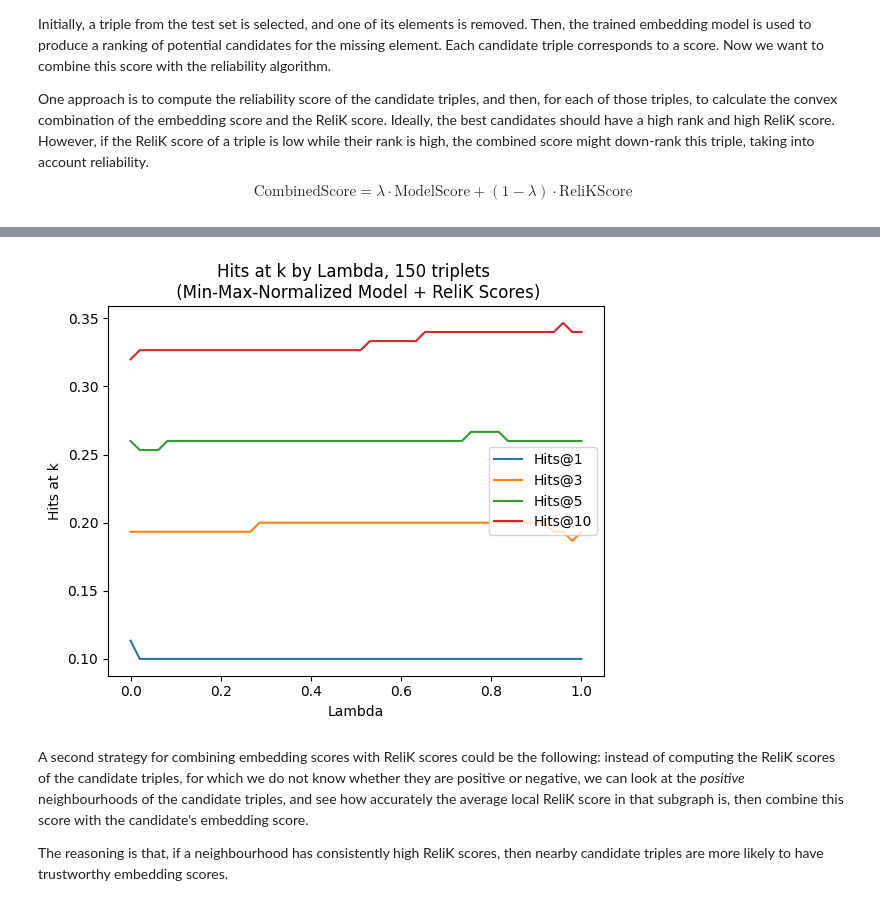
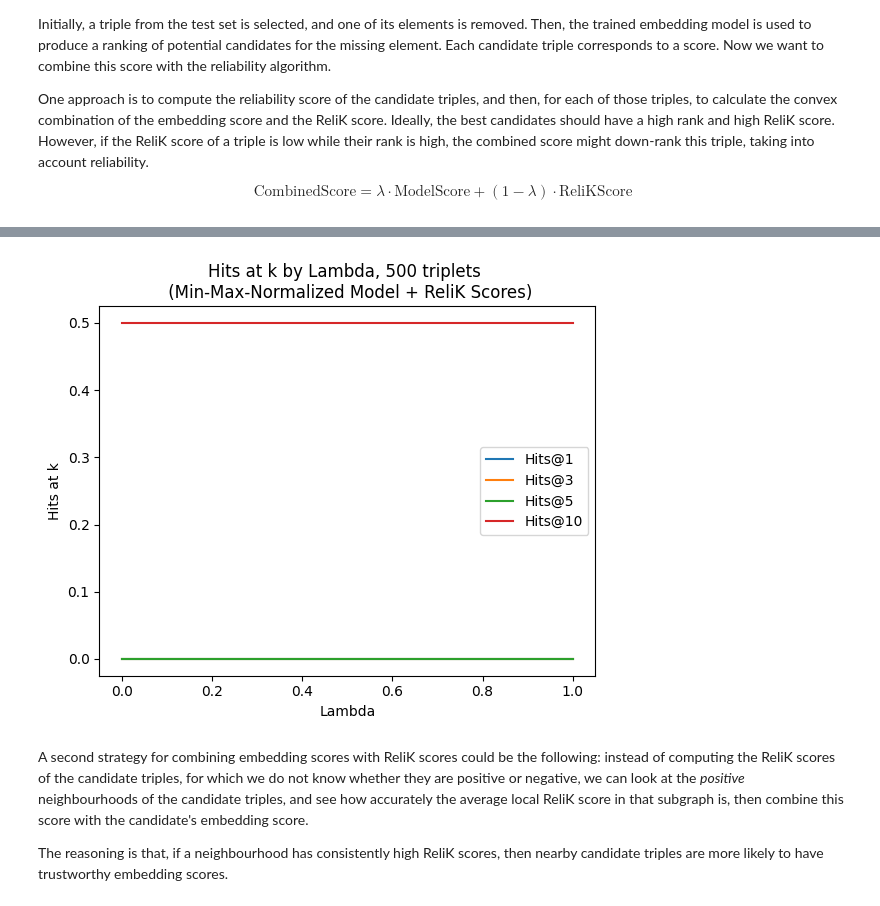
Before and after one commit to gmaurer08/gma-project, a Jupyter notebook: main.ipynb, the cells around one changed output, grey strips where cells are left out. Cells and saved outputs as stored; diff of their text form; code cells hidden in the pictures.

```diff
--- a/main.ipynb
+++ b/main.ipynb
@@ -125,7 +125,7 @@ posix_backup = pathlib.PosixPath
 pathlib.PosixPath = pathlib.WindowsPath
 
 #  Load the training triples
-train_tf = TriplesFactory.from_path_binary('TransE/training_triples')
+train_tf = TriplesFactory.from_path_binary('RotatE/training_triples')  # 'TransE/training_triples'  OR  'RotatE/training_triples'
 
 # Compute number of entities and relations
 E = len(train_tf.entity_id_to_label.keys())
@@ -227,8 +227,8 @@ from functions import *
 # %%
 # Parameters
 num_candidates = 50 # number of candidates to consider
-num_samples = 10000 # k in the ReliK algorithm
-num_triples = 150 # can be len(test_triples) or less
+num_samples = 5000 # k in the ReliK algorithm
+num_triples = 500 # can be len(test_triples) or less
 
 # Initialize results dictionaries
 predictions_results = dict()
@@ -250,7 +250,7 @@ for triple in tqdm(test_triples[:num_triples]):
     # Save results
     predictions_results[(head, relation)] = {'prediction': prediction, 'true_tail': int(triple[2])}
 
-file_path = 'results/TransE5/'
+file_path = 'results/RotatE/'
 pickle.dump(predictions_results, open(file_path + 'predictions.pkl', 'wb'))
 # %%
 predictions_results
@@ -257,9 +275,9 @@ predictions_results
 # %%
-predictions_results = pickle.load(open('results/TransE5/predictions.pkl', 'rb'))
+predictions_results = pickle.load(open('results/RotatE/predictions.pkl', 'rb'))
 #predictions_results
 # %%
 # Number of triples
-num_triples = 150
+num_triples = 2
 
 # Define a set of lambdas
 lambdas = np.linspace(0, 1, 50)
@@ -288,7 +306,7 @@ for lambda_ in lambdas:
         predictions, true_tail = triple[1]['prediction'], triple[1]['true_tail']
 
         # Combine model scores with a convex combination
-        result = evaluate_combined_scores(predictions, true_tail, lambda_)
+        result = evaluate_combined_scores(predictions, true_tail, lambda_, filter=False)
 
         # Add the hit at k 0/1
         hit_at_1[i] = result['hit_at_1']
@@ -333,28 +351,28 @@ hits_at_k_df.head(10)
 # %%
 # Plot hits @ k by Lambda
 sorted_lambdas_1 = hits_at_1.keys()
 sorted_hits_at_1 = [hits_at_1[lambda_] for lambda_ in sorted_lambdas_1]
 
 sorted_lambdas_3 = hits_at_3.keys()
 sorted_hits_at_3 = [hits_at_3[lambda_] for lambda_ in sorted_lambdas_3]
 
 sorted_lambdas_5 = hits_at_5.keys()
 sorted_hits_at_5 = [hits_at_5[lambda_] for lambda_ in sorted_lambdas_5]
 
 sorted_lambdas_10 = hits_at_10.keys()
 sorted_hits_at_10 = [hits_at_10[lambda_] for lambda_ in sorted_lambdas_10]
 
 plt.plot(sorted_lambdas_1, sorted_hits_at_1, label='Hits@1')
 plt.plot(sorted_lambdas_3, sorted_hits_at_3, label='Hits@3')
 plt.plot(sorted_lambdas_5, sorted_hits_at_5, label='Hits@5')
 plt.plot(sorted_lambdas_10, sorted_hits_at_10, label='Hits@10')
 plt.xlabel('Lambda')
 plt.ylabel('Hits at k')
-plt.title('Hits at k by Lambda, 150 triplets \n (Min-Max-Normalized Model + ReliK Scores)')
+plt.title('Hits at k by Lambda, 500 triplets \n (Min-Max-Normalized Model + ReliK Scores)')
 plt.legend()
 plt.show()
 # %% [output]
-[figure, old version]
+[figure, new version]
 # %% [markdown]
 A second strategy for combining embedding scores with ReliK scores could be the following: instead of computing the ReliK scores of the candidate triples, for which we do not know whether they are positive or negative, we can look at the *positive* neighbourhoods of the candidate triples, and see how accurately the average local ReliK score in that subgraph is, then combine this score with the candidate's embedding score.
 
```
Also changed, not shown: parts of 8 cells of this notebook, 10 other files.
